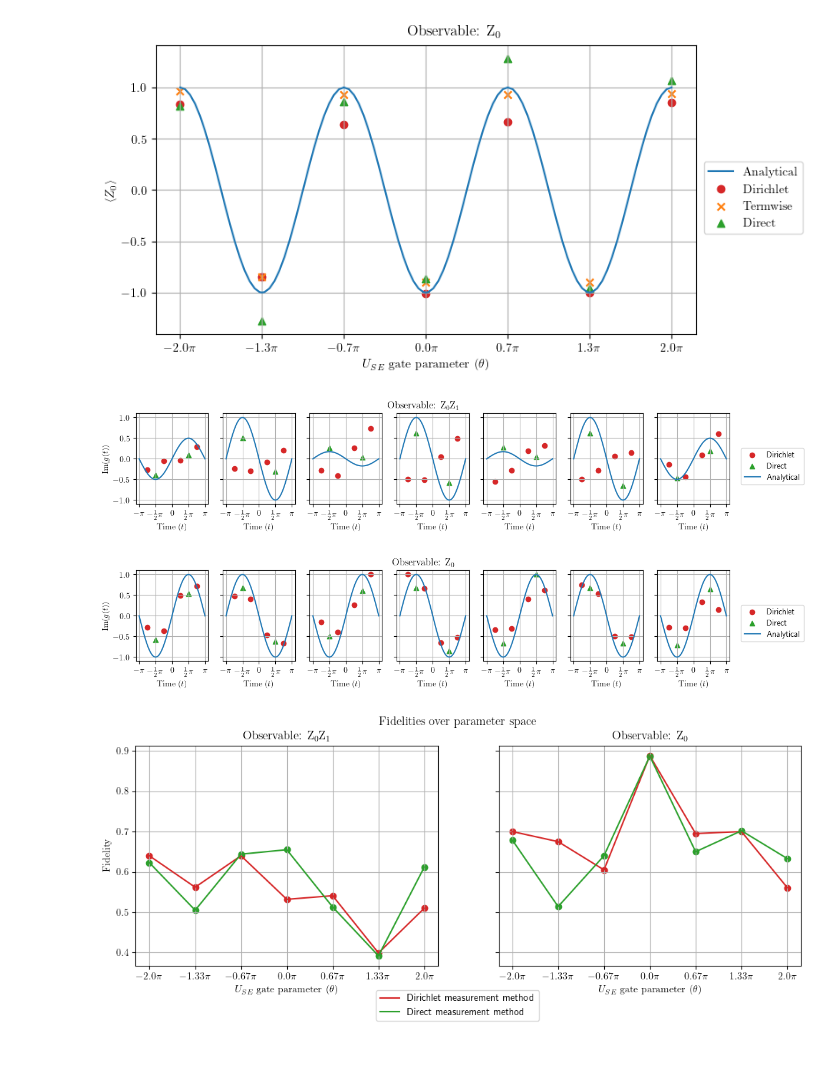
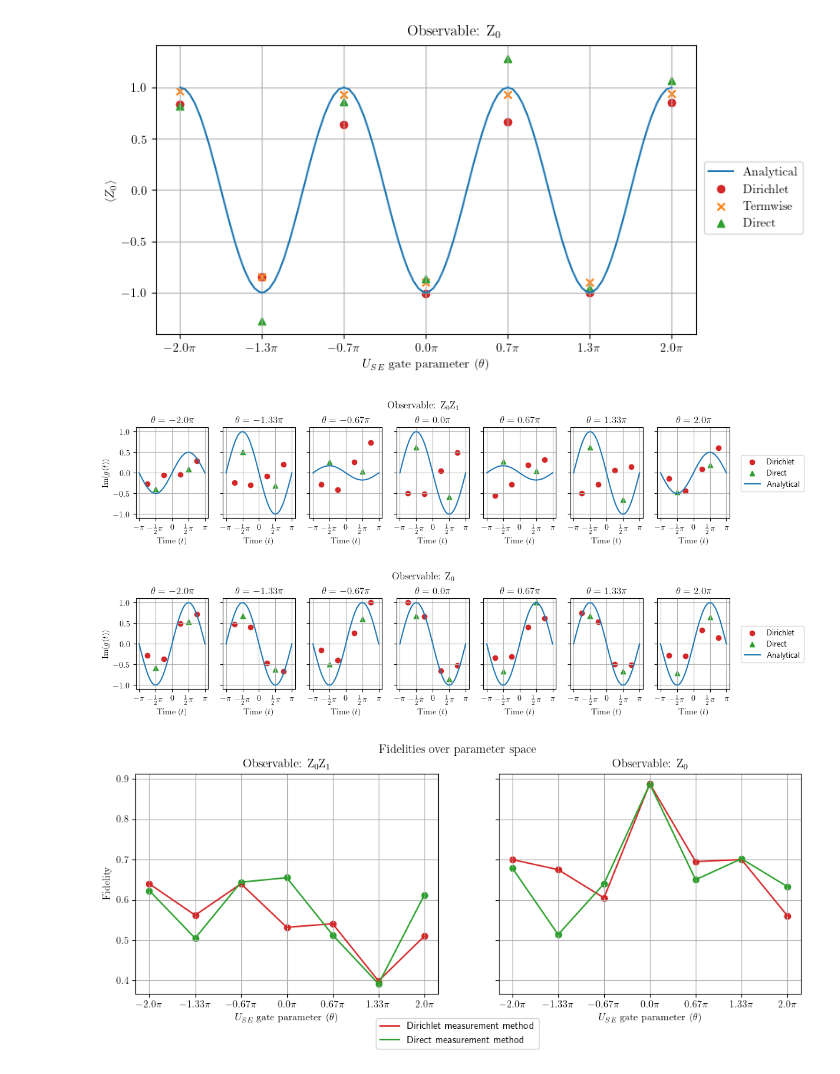
Before and after one commit to fgkritsis/PhD_notebooks, a Jupyter notebook: Mainz_data/mainz_trapped_ion_experiments.ipynb, the cells around one changed output. Saved outputs shown, nothing was run; the diff lists cells and outputs as text; code cells hidden in the pictures.

Commit message:
Phase functions now denote each ansatz parameter

```diff
--- a/Mainz_data/mainz_trapped_ion_experiments.ipynb
+++ b/Mainz_data/mainz_trapped_ion_experiments.ipynb
@@ -222,6 +222,7 @@ for obs in unique_obs_3qb:
         dirichlet_vpe_expvals_times[str(param)]=dirichlet_time_collection
 
     fig_phases, axes = plt.subplots(1,len(unique_params_3qb), figsize=(2*len(unique_params_3qb),2) ,sharey=True)
+    param_sweep_space_3qb = np.linspace(-2*np.pi, 2*np.pi, num=len(params_3qb))
     for i, param in enumerate(unique_params_3qb):
         ax=axes[i]
         param_str = str(param)
@@ -236,36 +237,37 @@ for obs in unique_obs_3qb:
         )
 
         # Scatter plot for Direct data
         ax.scatter(
             direct_vpe_expvals_times[param_str],
             direct_vpe_expvals[param_str],
             label="Direct" if i==0 else None,
             marker='^',
             color='tab:green'
         )
         ax.plot(an_times, phase_func_imag_analytic[param_str], linestyle='-', color='tab:blue', label='Analytical' if i==0 else "")
         #ax.set_title(f"Parameter: {param_str}")
         ax.set_xlabel(r'$\textrm{Time }(t)$')
         if i == 0:
             ax.set_ylabel(r"$\textrm{Im}(g(t))$")
 
         pi_formatter = lambda x: r"${}\pi$".format(np.round(x / np.pi,1))
         tick_labels = [r"$-\pi$",r"$-\frac{1}{2}\pi$",r"$0$",r"$\frac{1}{2}\pi$",r"$\pi$"]#[pi_formatter(x) for x in np.linspace(-np.pi, np.pi, num=5)]
         ax.set_xticks(np.linspace(-np.pi, np.pi, num=5), tick_labels)
         ax.grid(True)
+        ax.set_title(r"$\theta={}\pi$".format(np.round(param_sweep_space_3qb[i]/np.pi,2)))
 
     #fig_phases.legend(loc='outside lower center', bbox_to_anchor=(0.5, -0.4))
     fig_phases.legend(loc='right')
     obs_name=r"$\textrm{Z}_0\textrm{Z}_1$" if obs == unique_obs_3qb[0] else r"$\textrm{Z}_0$"
-    fig_phases.suptitle(r'$\textrm{Observable: '+obs_name+'}$')
+    fig_phases.suptitle(r'$\textrm{Observable: '+obs_name+'}$', y=1.10)
     figures_filename= notebook_path+'/mainz_phase_fn_plots/3_qubit_experiments/'+'phase_funcs_3qb_obs_'+str(obs)+'.pdf'
     Path(figures_filename).parent.mkdir(parents=True, exist_ok=True)
     fig_phases.set_figwidth(13)
     plt.savefig(figures_filename, bbox_inches='tight')
     plt.show()
 # %% [output]
-[figure, old version]
+[figure, new version]
-[figure, old version]
+[figure, new version]
 # %%
 fids=[]
 fidelities={}
```
Also changed, not shown: parts of 1 cell of this notebook.
